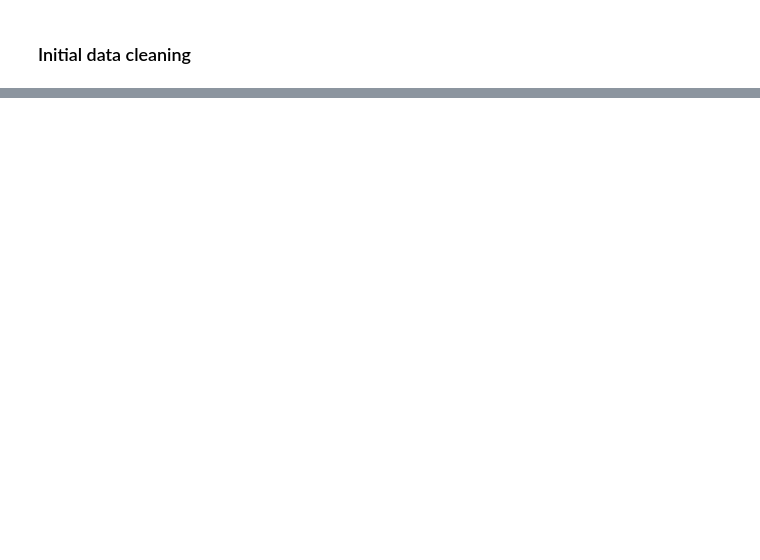
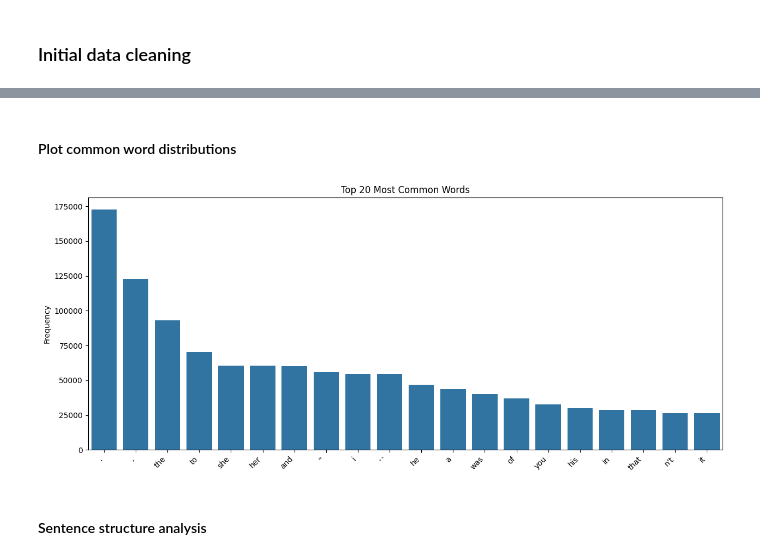
Before and after one commit to gobucbabu/Master-s-project, a Jupyter notebook: mastersproject_22019388.ipynb, the cells around one changed output, grey strips where cells are left out. Saved outputs shown, nothing was run; the diff lists cells and outputs as text; code cells hidden in the pictures; blank space fills up the shorter version.

```diff
--- a/mastersproject_22019388.ipynb
+++ b/mastersproject_22019388.ipynb
@@ -2287,0 +2365,19 @@ TypeError: Wrong key type: '10' of type '<class 'numpy.int64'>'. Expected one of
+# %%
+# Vocabulary analysis
+def analyze_vocabulary(dataset, top_n=50):
+    # Collect all words
+    words = []
+    for text in dataset['text']:
+        words.extend(text.lower().split())
+
+    # Count frequencies
+    word_freq = Counter(words)
+
+    print(f"Total unique words: {len(word_freq):,}")
+    print(f"\nTop {top_n} most common words:")
+    for word, count in word_freq.most_common(top_n):
+        print(f"{word}: {count:,}")
+
+    return word_freq
+
+word_frequencies = analyze_vocabulary(reconstructed_dataset)
@@ -2287,0 +2402,19 @@ TypeError: Wrong key type: '10' of type '<class 'numpy.int64'>'. Expected one of
+# %% [markdown]
+#### Plot common word distributions
+# %%
+# Plot common words distribution
+def plot_word_distribution(word_freq, top_n=20):
+    words, counts = zip(*word_freq.most_common(top_n))
+
+    plt.figure(figsize=(15, 6))
+    sns.barplot(x=list(words), y=list(counts))
+    plt.title(f'Top {top_n} Most Common Words')
+    plt.xticks(rotation=45, ha='right')
+    plt.ylabel('Frequency')
+    plt.show()
+
+plot_word_distribution(word_frequencies)
+# %% [output]
+[figure, added]
+# %% [markdown]
+#### Sentence structure analysis
```
Also changed, not shown: parts of 29 cells of this notebook.
